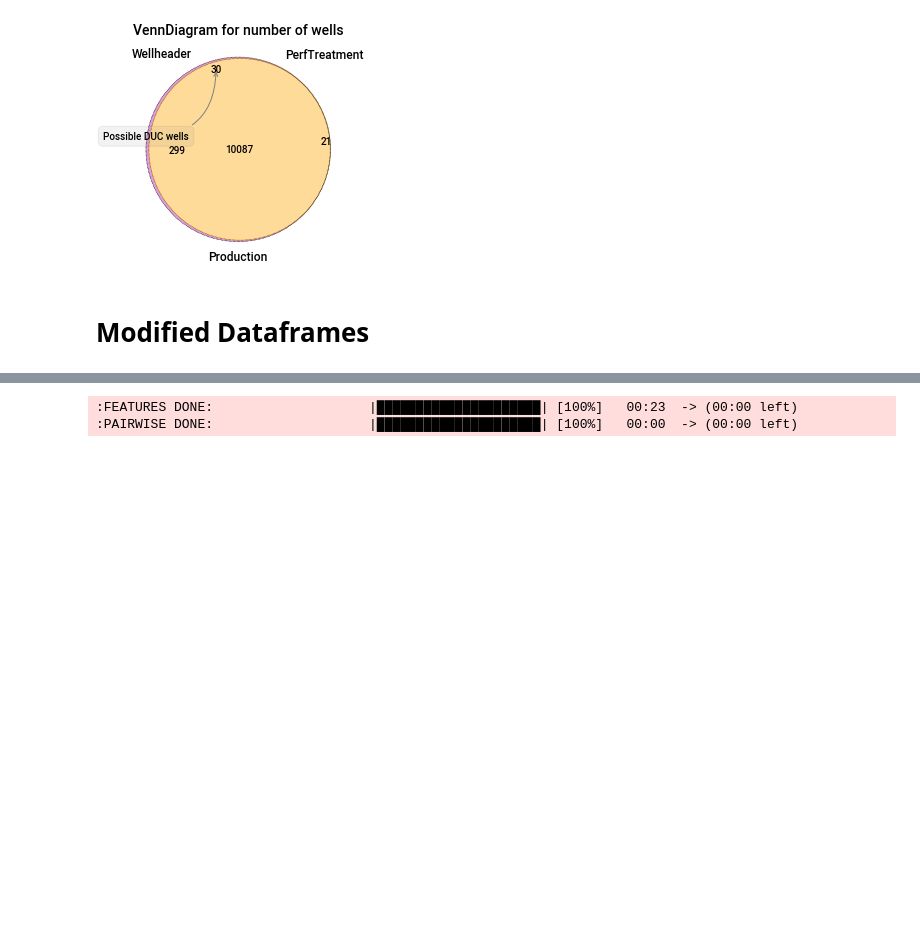
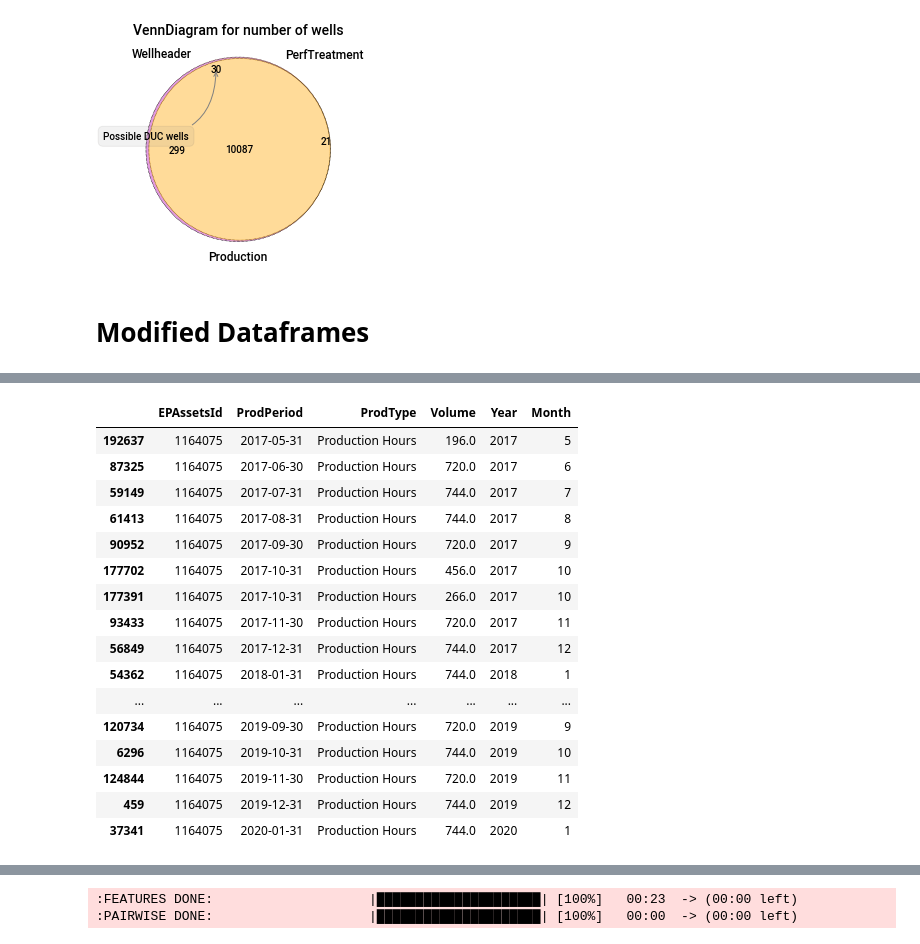
Before and after one commit to coy17a/2020DUCdatathon, a Jupyter notebook: DUC Wells Identification/EDA/EDA for Identification of DUC Wells.ipynb, the cells around one changed output, grey strips where cells are left out. Saved outputs shown, nothing was run; the diff lists cells and outputs as text; code cells hidden in the pictures; blank space fills up the shorter version.

```diff
--- a/DUC Wells Identification/EDA/EDA for Identification of DUC Wells.ipynb
+++ b/DUC Wells Identification/EDA/EDA for Identification of DUC Wells.ipynb
@@ -361,0 +492,22 @@ well_production['Month'] = well_production['ProdPeriod'].dt.month
+# %%
+# check a duplicate value in the original production dataframe before pivoting
+
+well_production[(well_production['EPAssetsId']== 1164075) & (well_production['ProdType']== 'Production Hours')].sort_values(by=['ProdPeriod'])
+# %% [output]
+|  | EPAssetsId | ProdPeriod | ProdType | Volume | Year | Month |
+| 192637 | 1164075 | 2017-05-31 | Production Hours | 196.0 | 2017 | 5 |
+| 87325 | 1164075 | 2017-06-30 | Production Hours | 720.0 | 2017 | 6 |
+| 59149 | 1164075 | 2017-07-31 | Production Hours | 744.0 | 2017 | 7 |
+| 61413 | 1164075 | 2017-08-31 | Production Hours | 744.0 | 2017 | 8 |
+| 90952 | 1164075 | 2017-09-30 | Production Hours | 720.0 | 2017 | 9 |
+| 177702 | 1164075 | 2017-10-31 | Production Hours | 456.0 | 2017 | 10 |
+| 177391 | 1164075 | 2017-10-31 | Production Hours | 266.0 | 2017 | 10 |
+| 93433 | 1164075 | 2017-11-30 | Production Hours | 720.0 | 2017 | 11 |
+| 56849 | 1164075 | 2017-12-31 | Production Hours | 744.0 | 2017 | 12 |
+| 54362 | 1164075 | 2018-01-31 | Production Hours | 744.0 | 2018 | 1 |
+| ... | ... | ... | ... | ... | ... | ... |
+| 120734 | 1164075 | 2019-09-30 | Production Hours | 720.0 | 2019 | 9 |
+| 6296 | 1164075 | 2019-10-31 | Production Hours | 744.0 | 2019 | 10 |
+| 124844 | 1164075 | 2019-11-30 | Production Hours | 720.0 | 2019 | 11 |
+| 459 | 1164075 | 2019-12-31 | Production Hours | 744.0 | 2019 | 12 |
+| 37341 | 1164075 | 2020-01-31 | Production Hours | 744.0 | 2020 | 1 |
```
Also changed, not shown: parts of 38 cells of this notebook.
